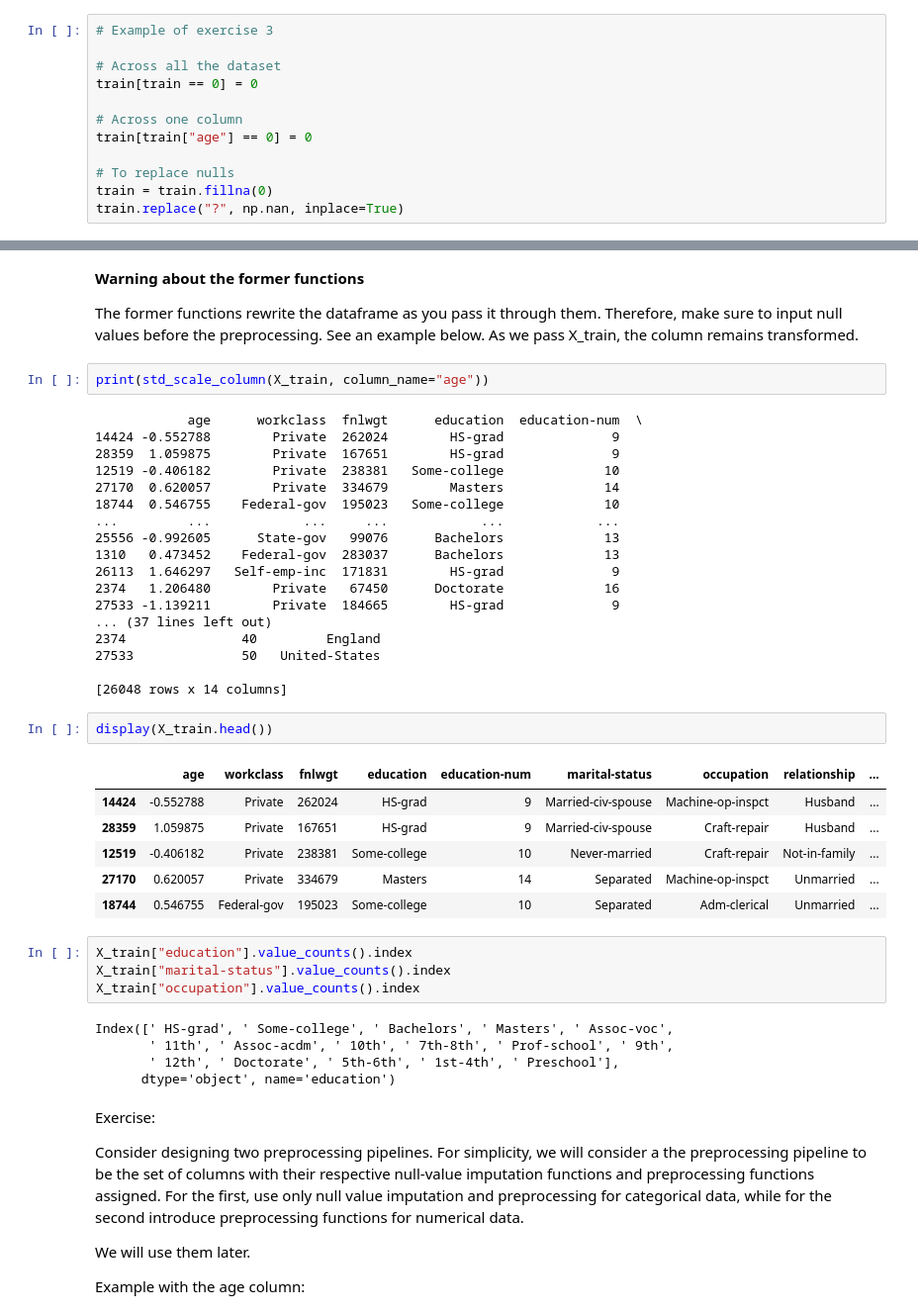
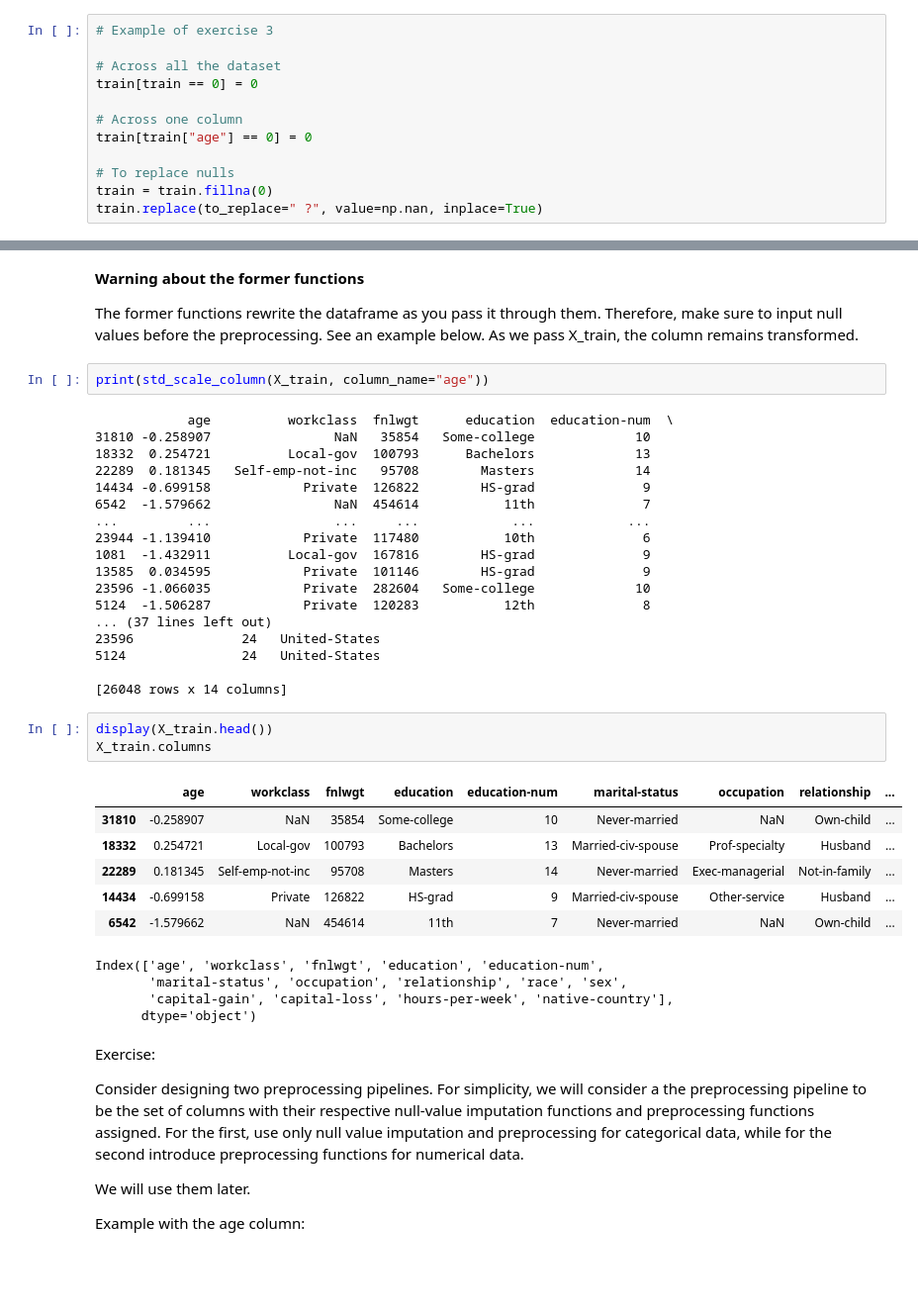
Before and after one commit to gpuonfire/ml_praktikum, a Jupyter notebook: lab_one/RZ-lab1.ipynb, the cells around one changed output, grey strips where cells are left out. Shown at 99% size. Cells and saved outputs as stored; diff of their text form; blank space fills up the shorter version.

```diff
--- a/first_lab/ml-notebook-incomplete.ipynb
+++ b/lab_one/RZ-lab1.ipynb
@@ -203,7 +203,7 @@ train[train["age"] == 0] = 0
 
 # To replace nulls
 train = train.fillna(0)
-train.replace("?", np.nan, inplace=True)
+train.replace(to_replace=" ?", value=np.nan, inplace=True)
 # %% [markdown]
 ## 2. Train/Validation/Test Split & Evaluation Metrics
 # %% [markdown]
@@ -415,41 +417,37 @@ The former functions rewrite the dataframe as you pass it through them. Therefor
 # %%
 print(std_scale_column(X_train, column_name="age"))
 # %% [output]
-            age      workclass  fnlwgt      education  education-num  \
-14424 -0.552788        Private  262024        HS-grad              9
-28359  1.059875        Private  167651        HS-grad              9
-12519 -0.406182        Private  238381   Some-college             10
-27170  0.620057        Private  334679        Masters             14
-18744  0.546755    Federal-gov  195023   Some-college             10
-...         ...            ...     ...            ...            ...
-25556 -0.992605      State-gov   99076      Bachelors             13
-1310   0.473452    Federal-gov  283037      Bachelors             13
-26113  1.646297   Self-emp-inc  171831        HS-grad              9
-2374   1.206480        Private   67450      Doctorate             16
-27533 -1.139211        Private  184665        HS-grad              9
+            age          workclass  fnlwgt      education  education-num  \
+31810 -0.258907                NaN   35854   Some-college             10
+18332  0.254721          Local-gov  100793      Bachelors             13
+22289  0.181345   Self-emp-not-inc   95708        Masters             14
+14434 -0.699158            Private  126822        HS-grad              9
+6542  -1.579662                NaN  454614           11th              7
+...         ...                ...     ...            ...            ...
+23944 -1.139410            Private  117480           10th              6
+1081  -1.432911          Local-gov  167816        HS-grad              9
+13585  0.034595            Private  101146        HS-grad              9
+23596 -1.066035            Private  282604   Some-college             10
+5124  -1.506287            Private  120283           12th              8
 ... (37 lines left out)
-2374               40         England
-27533              50   United-States
+23596              24   United-States
+5124               24   United-States
 
 [26048 rows x 14 columns]
 # %%
 display(X_train.head())
+X_train.columns
 # %% [output]
 |  | age | workclass | fnlwgt | education | education-num | marital-status | occupation | relationship | ... |
-| 14424 | -0.552788 | Private | 262024 | HS-grad | 9 | Married-civ-spouse | Machine-op-inspct | Husband | ... |
-| 28359 | 1.059875 | Private | 167651 | HS-grad | 9 | Married-civ-spouse | Craft-repair | Husband | ... |
-| 12519 | -0.406182 | Private | 238381 | Some-college | 10 | Never-married | Craft-repair | Not-in-family | ... |
-| 27170 | 0.620057 | Private | 334679 | Masters | 14 | Separated | Machine-op-inspct | Unmarried | ... |
-| 18744 | 0.546755 | Federal-gov | 195023 | Some-college | 10 | Separated | Adm-clerical | Unmarried | ... |
+| 31810 | -0.258907 | NaN | 35854 | Some-college | 10 | Never-married | NaN | Own-child | ... |
+| 18332 | 0.254721 | Local-gov | 100793 | Bachelors | 13 | Married-civ-spouse | Prof-specialty | Husband | ... |
+| 22289 | 0.181345 | Self-emp-not-inc | 95708 | Masters | 14 | Never-married | Exec-managerial | Not-in-family | ... |
+| 14434 | -0.699158 | Private | 126822 | HS-grad | 9 | Married-civ-spouse | Other-service | Husband | ... |
+| 6542 | -1.579662 | NaN | 454614 | 11th | 7 | Never-married | NaN | Own-child | ... |
+Index(['age', 'workclass', 'fnlwgt', 'education', 'education-num',
+       'marital-status', 'occupation', 'relationship', 'race', 'sex',
+       'capital-gain', 'capital-loss', 'hours-per-week', 'native-country'],
+      dtype='object')
-# %%
-X_train["education"].value_counts().index
-X_train["marital-status"].value_counts().index
-X_train["occupation"].value_counts().index
-# %% [output]
-Index([' HS-grad', ' Some-college', ' Bachelors', ' Masters', ' Assoc-voc',
-       ' 11th', ' Assoc-acdm', ' 10th', ' 7th-8th', ' Prof-school', ' 9th',
-       ' 12th', ' Doctorate', ' 5th-6th', ' 1st-4th', ' Preschool'],
-      dtype='object', name='education')
 # %% [markdown]
 Exercise:
 
```
Also changed, not shown: parts of 11 cells of this notebook, 6 other files.
